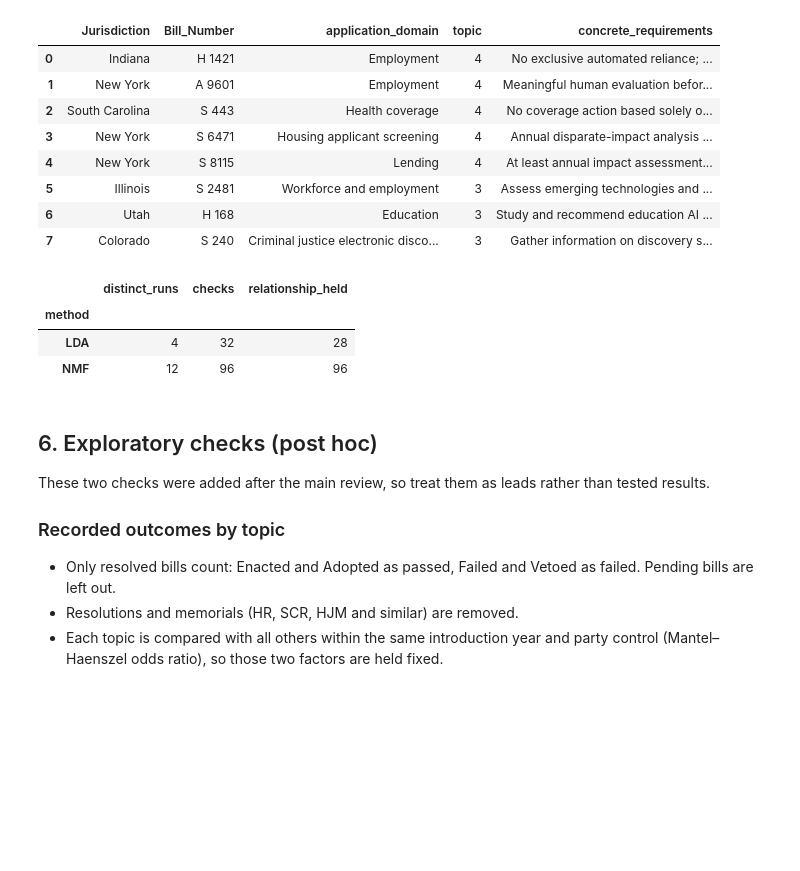
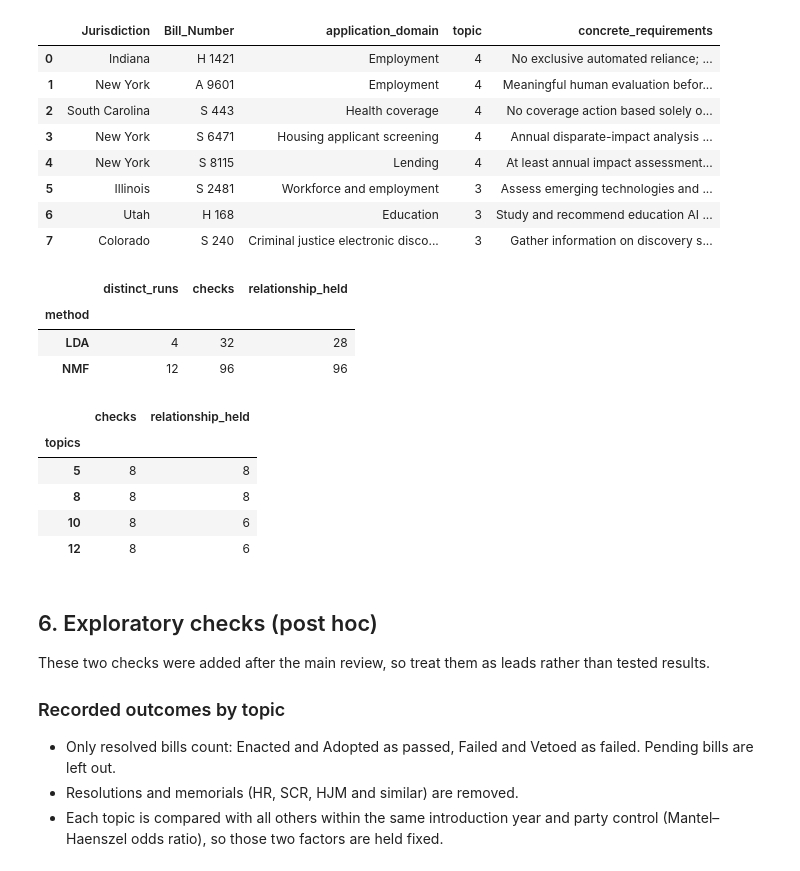
Before and after one commit to dhMontes/siads696-state-of-ai, a Jupyter notebook: notebooks/03_topic_analysis.ipynb, the cells around one changed output. Cells and saved outputs as stored; diff of their text form; code cells hidden in the pictures; blank space fills up the shorter version.

```diff
--- a/notebooks/03_topic_analysis.ipynb
+++ b/notebooks/03_topic_analysis.ipynb
@@ -264,20 +281,34 @@ cases[["Jurisdiction", "Bill_Number", "application_domain", "topic", "concrete_r
 # %%
 # Do the paired cases keep their relationship in every distinct NMF and LDA run?
 # A "similar" pair should share a dominant topic; the one contrast pair should not.
 distinct_bundles, _ = distinct_solutions(bundles)  # runs with the same solution count once
 pair_results = pair_stability(work, distinct_bundles, case_spec["pairs"], OUT)
 
 pair_results["method"] = pair_results.run_id.str.split("_").str[0].str.upper()
 pair_results["relationship_preserved"] = np.where(
     pair_results.expected_relation.eq("similar"), pair_results.same_dominant_topic, ~pair_results.same_dominant_topic)
 
-pair_results.groupby("method").agg(
-    distinct_runs=("run_id", "nunique"), checks=("run_id", "size"), relationship_held=("relationship_preserved", "sum"))
+display(pair_results.groupby("method").agg(
+    distinct_runs=("run_id", "nunique"), checks=("run_id", "size"),
+    relationship_held=("relationship_preserved", "sum")))
+
+lda_case_checks = pair_results.loc[pair_results.method.eq("LDA")].merge(
+    comparison[["run_id", "topics"]], on="run_id", validate="many_to_one"
+)
+display(lda_case_checks.groupby("topics").agg(
+    checks=("relationship_preserved", "size"),
+    relationship_held=("relationship_preserved", "sum")))
 # %% [output]
 |  | distinct_runs | checks | relationship_held |
 | method |  |  |  |
 | LDA | 4 | 32 | 28 |
 | NMF | 12 | 96 | 96 |
+|  | checks | relationship_held |
+| topics |  |  |
+| 5 | 8 | 8 |
+| 8 | 8 | 8 |
+| 10 | 8 | 6 |
+| 12 | 8 | 6 |
 # %% [markdown]
 ## 6. Exploratory checks (post hoc)
 
```
Also changed, not shown: parts of 4 cells of this notebook, 1 other file.
